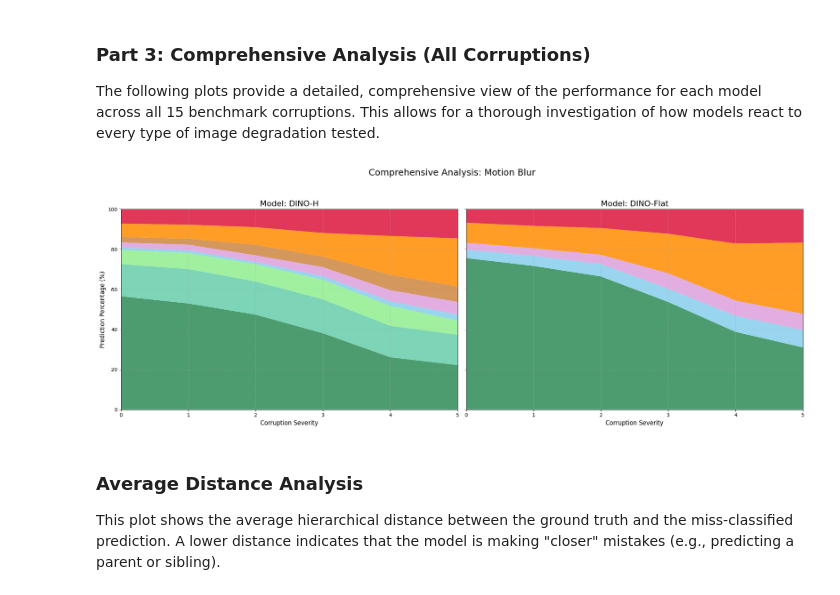
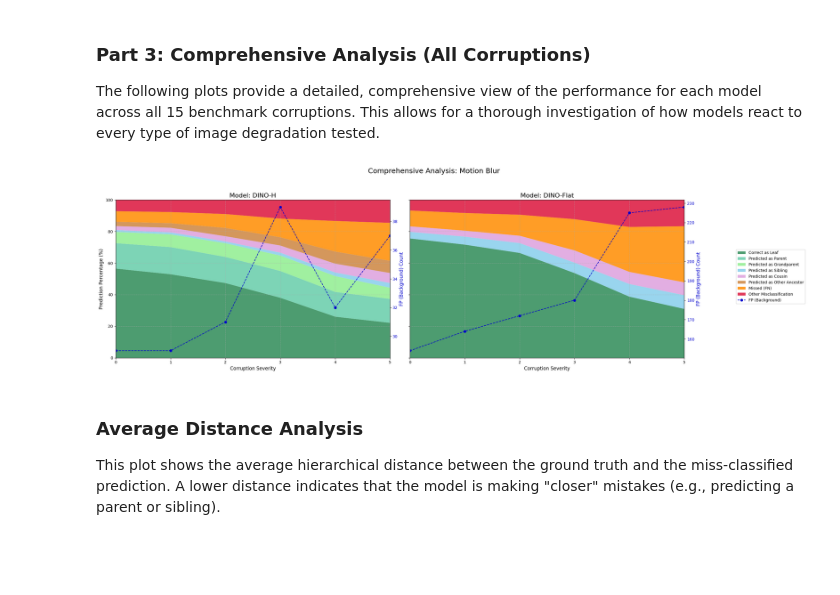
Before and after one commit to Gogonemnem/hierarchical-object-detection, a Jupyter notebook: notebooks/robustness.ipynb, the cells around one changed output. Cells and saved outputs as stored; diff of their text form; code cells hidden in the pictures; blank space fills up the shorter version.

```diff
--- a/notebooks/robustness.ipynb
+++ b/notebooks/robustness.ipynb
@@ -300,7 +327,7 @@ if not df.empty:
             fig, axes = plt.subplots(
                 nrows=1,
                 ncols=num_corruptions,
-                figsize=(18, 6),
+                figsize=(20, 7), # Increased figure size for better legend placement
                 sharey=True,
                 squeeze=False
             )
@@ -318,6 +345,7 @@ if not df.empty:
                 labels = [plot_labels[metric] for metric in available_metrics]
                 colors = [plot_colors[metric] for metric in available_metrics]
 
+                # --- Stacked Area Plot for Percentages ---
                 ax.stackplot(x, y_arrays, labels=labels, colors=colors, alpha=0.85)
 
                 ax.set_title(f'Corruption: {corruption_name}', fontsize=16)
@@ -326,9 +354,25 @@ if not df.empty:
                 ax.set_xlim(min(x), max(x))
                 ax.grid(True, linestyle='--', alpha=0.6)
 
+                # --- Line Plot for FP count on secondary axis ---
+                ax2 = ax.twinx()
+                fp_counts = corruption_df['fp_bg'].values
+                fp_label = plot_labels['fp_bg']
+                fp_color = plot_colors['fp_bg']
+
+                ax2.plot(x, fp_counts, color=fp_color, linestyle='--', marker='o', label=fp_label)
+                ax2.set_ylabel('FP (Background) Count', fontsize=12, color=fp_color)
+                ax2.tick_params(axis='y', labelcolor=fp_color)
+
             axes[0].set_ylabel('Prediction Percentage (%)', fontsize=12)
 
-            fig.tight_layout()
+            # Create a single shared legend for the figure
+            lines, labels = axes[0].get_legend_handles_labels()
+            # Get handles from the last created secondary axis
+            lines2, labels2 = fig.axes[-1].get_legend_handles_labels()
+            fig.legend(lines + lines2, labels + labels2, loc='center right', bbox_to_anchor=(1.1, 0.5))
+
+            fig.tight_layout(rect=[0, 0, 0.9, 1]) # Adjust layout for legend
             plt.show()
     else:
         print("No data found for spotlight corruptions.")
@@ -352,7 +396,7 @@ if not df.empty:
         fig, axes = plt.subplots(
             nrows=1,
             ncols=num_models,
-            figsize=(10 * num_models, 7),
+            figsize=(12 * num_models, 7), # Increased width for legend
             sharey=True
         )
         if num_models == 1:
@@ -366,36 +410,52 @@ if not df.empty:
             plot_df = df[(df['model'] == model_name) & (df['corruption'] == corruption_name)].sort_values('severity')
 
             if plot_df.empty:
                 ax.set_title(f'Model: {model_name}\n(No data)')
                 continue
 
             # Prepare data for stackplot
             x = plot_df['severity'].values
             y_arrays = [plot_df[metric].values for metric in available_metrics]
 
             labels = [plot_labels[metric] for metric in available_metrics]
             colors = [plot_colors[metric] for metric in available_metrics]
 
-            # Create the stacked area plot
+            # --- Stacked Area Plot for Percentages ---
             ax.stackplot(x, y_arrays, labels=labels, colors=colors, alpha=0.85)
 
             ax.set_title(f'Model: {model_name}', fontsize=16)
             ax.set_xlabel('Corruption Severity', fontsize=12)
             ax.set_ylim(0, 100)
             ax.set_xlim(min(x), max(x))
             ax.grid(True, linestyle='--', alpha=0.6)
 
+            # --- Line Plot for FP count on secondary axis ---
+            ax2 = ax.twinx()
+            fp_counts = plot_df['fp_bg'].values
+            fp_label = plot_labels['fp_bg']
+            fp_color = plot_colors['fp_bg']
+
+            ax2.plot(x, fp_counts, color=fp_color, linestyle='--', marker='o', label=fp_label)
+            ax2.set_ylabel('FP (Background) Count', fontsize=12, color=fp_color)
+            ax2.tick_params(axis='y', labelcolor=fp_color)
+
         # Common Y label
         axes[0].set_ylabel('Prediction Percentage (%)', fontsize=12)
 
+        # Create a single shared legend for the figure
+        lines, labels = axes[0].get_legend_handles_labels()
+        # Get handles from the last created secondary axis
+        ax2_handles, ax2_labels = fig.axes[-1].get_legend_handles_labels()
+        fig.legend(lines + ax2_handles, labels + ax2_labels, loc='center right', bbox_to_anchor=(1.05, 0.5))
+
         # Adjust layout
-        fig.tight_layout()
+        fig.tight_layout(rect=[0, 0, 0.9, 1])
 
         plt.show()
 else:
     print("DataFrame is empty. Cannot generate plots.")
 # %% [output]
-[figure, old version]
+[figure, new version]
 # %% [markdown]
 ### Average Distance Analysis
 
```
Also changed, not shown: parts of 7 cells of this notebook, 1 other file.
